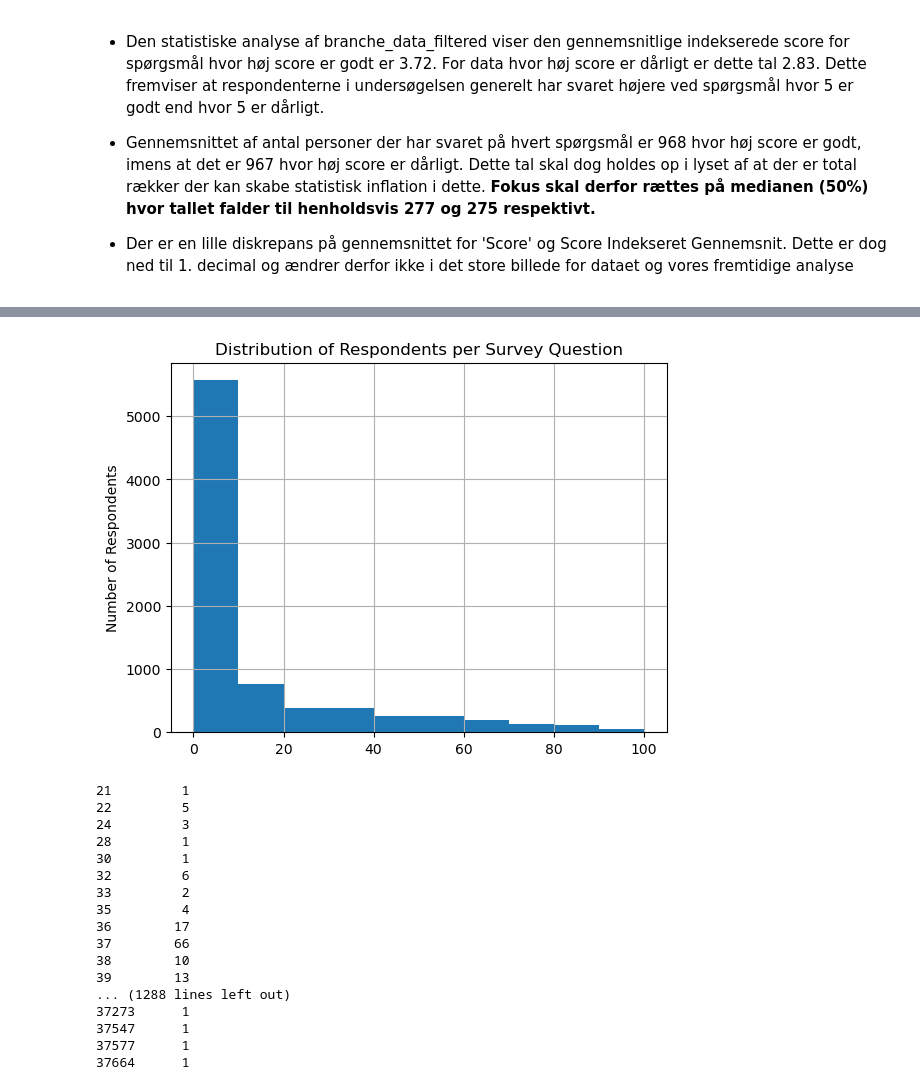
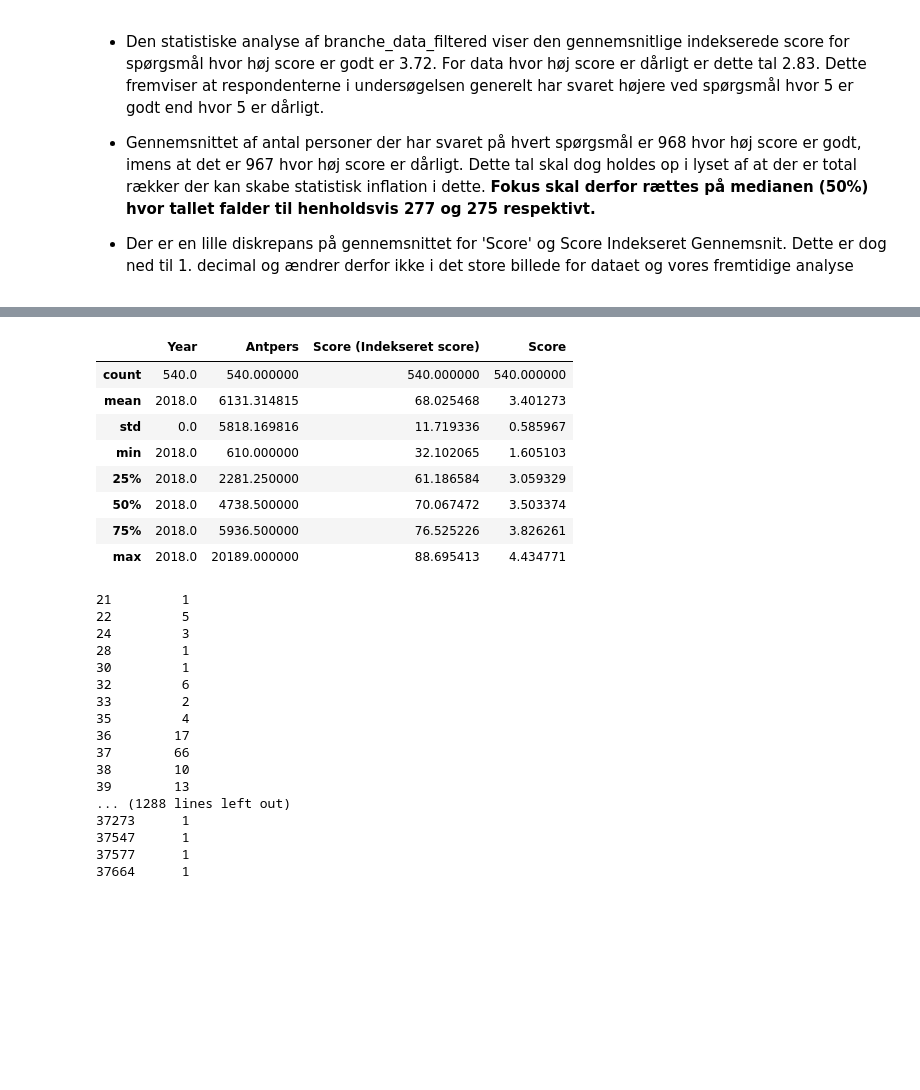
Before and after one commit to albertbanke/Case, a Jupyter notebook: analyse/analyse.ipynb, the cells around one changed output, grey strips where cells are left out. Cells and saved outputs as stored; diff of their text form; code cells hidden in the pictures; blank space fills up the shorter version.

```diff
--- a/analyse/analyse.ipynb
+++ b/analyse/analyse.ipynb
@@ -482,10 +470,17 @@ branche_data[branche_data['Hoej Score Godt'] == 0].describe()
-# %%
-branche_data.hist(column='Score')
-plt.ylabel('Number of Respondents')
-plt.title('Distribution of Respondents per Survey Question')
-plt.show()
-# %% [output]
-[figure, removed]
+# %%
+# Vi analyserer også det andet datasæt koen_alder_data_filtered
+
+koen_alder_data_filtered.describe()
+# %% [output]
+|  | Year | Antpers | Score (Indekseret score) | Score |
+| count | 540.0 | 540.000000 | 540.000000 | 540.000000 |
+| mean | 2018.0 | 6131.314815 | 68.025468 | 3.401273 |
+| std | 0.0 | 5818.169816 | 11.719336 | 0.585967 |
+| min | 2018.0 | 610.000000 | 32.102065 | 1.605103 |
+| 25% | 2018.0 | 2281.250000 | 61.186584 | 3.059329 |
+| 50% | 2018.0 | 4738.500000 | 70.067472 | 3.503374 |
+| 75% | 2018.0 | 5936.500000 | 76.525226 | 3.826261 |
+| max | 2018.0 | 20189.000000 | 88.695413 | 4.434771 |
 # %%
 # sort by ascending order
 print(branche_data.Antpers.value_counts().sort_index().to_string())
```
Also changed, not shown: parts of 2 cells of this notebook.
